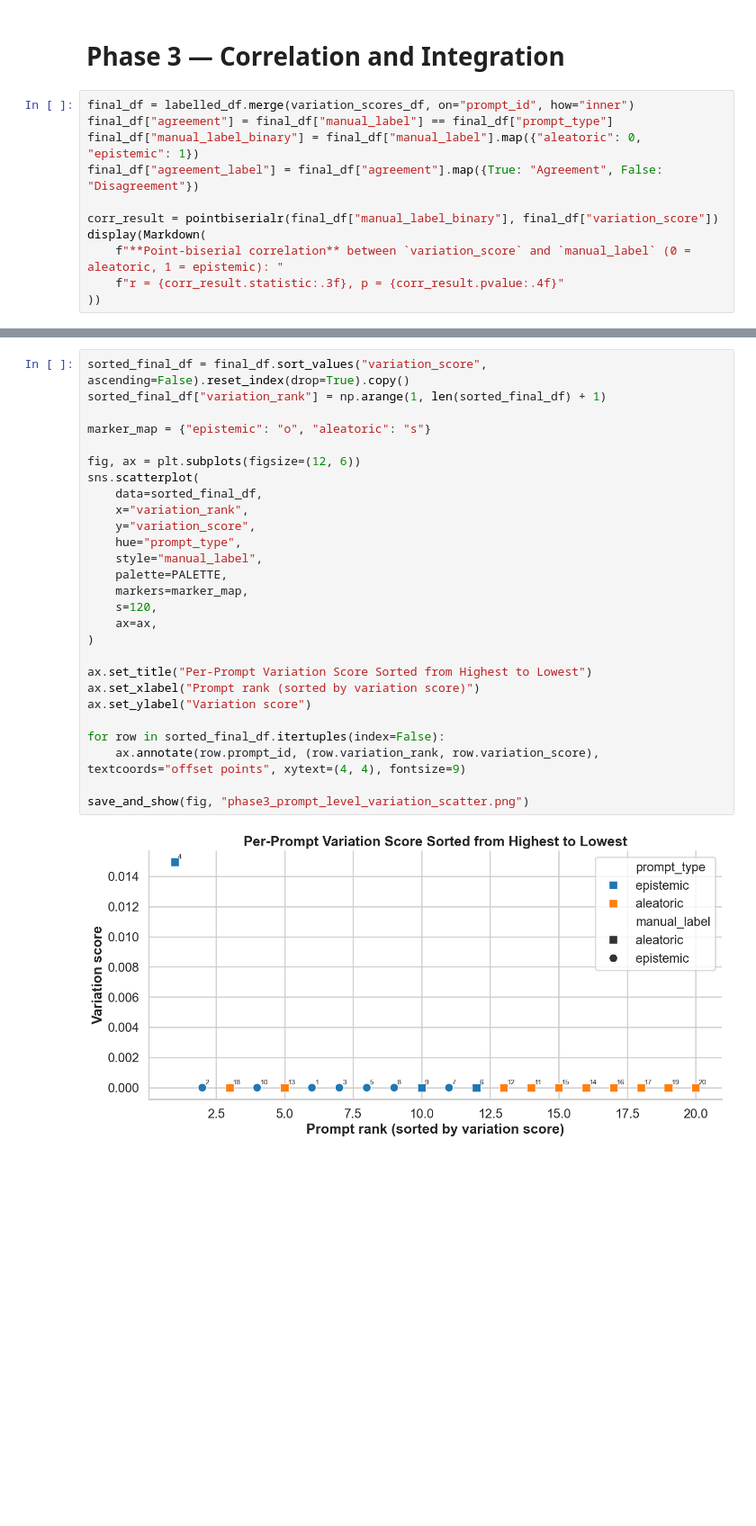
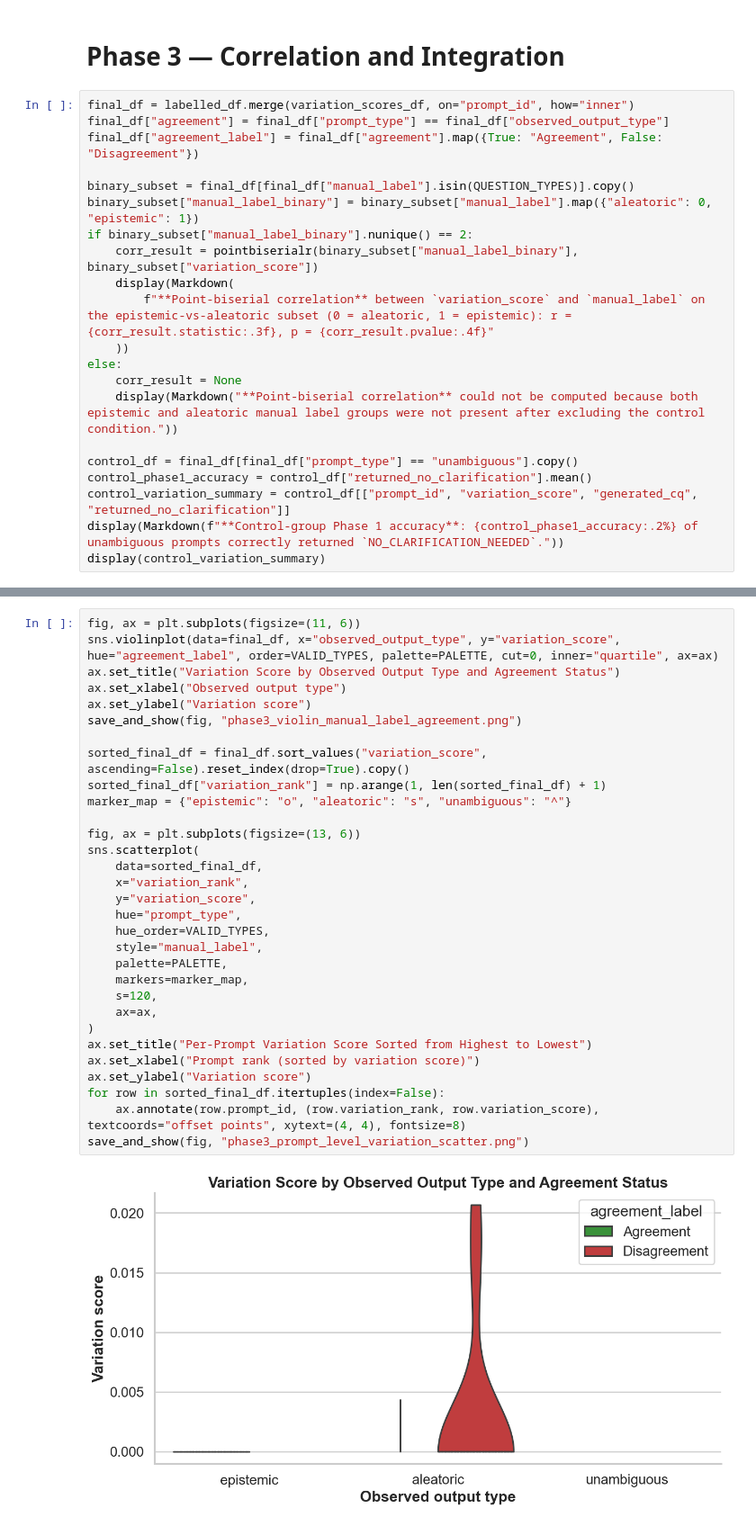
Before and after one commit to dagmaros27/llm-uncertainity-benchmark, a Jupyter notebook: pilot_study/pilot_study.ipynb, the cells around one changed output, grey strips where cells are left out. Shown at 90% size. Drawn from its saved outputs; the diff is of its cells as text; blank space fills up the shorter version.

Commit message:
rerun pilot study with 30 prompts including unambiguous control group

```diff
--- a/pilot_study/pilot_study.ipynb
+++ b/pilot_study/pilot_study.ipynb
@@ -965,13 +859,23 @@ display(top_low[reading_columns])
 # Phase 3 — Correlation and Integration
 # %%
 final_df = labelled_df.merge(variation_scores_df, on="prompt_id", how="inner")
-final_df["agreement"] = final_df["manual_label"] == final_df["prompt_type"]
-final_df["manual_label_binary"] = final_df["manual_label"].map({"aleatoric": 0, "epistemic": 1})
+final_df["agreement"] = final_df["prompt_type"] == final_df["observed_output_type"]
 final_df["agreement_label"] = final_df["agreement"].map({True: "Agreement", False: "Disagreement"})
 
-corr_result = pointbiserialr(final_df["manual_label_binary"], final_df["variation_score"])
-display(Markdown(
-    f"**Point-biserial correlation** between `variation_score` and `manual_label` (0 = aleatoric, 1 = epistemic): "
-    f"r = {corr_result.statistic:.3f}, p = {corr_result.pvalue:.4f}"
-))
+binary_subset = final_df[final_df["manual_label"].isin(QUESTION_TYPES)].copy()
+binary_subset["manual_label_binary"] = binary_subset["manual_label"].map({"aleatoric": 0, "epistemic": 1})
+if binary_subset["manual_label_binary"].nunique() == 2:
+    corr_result = pointbiserialr(binary_subset["manual_label_binary"], binary_subset["variation_score"])
+    display(Markdown(
+        f"**Point-biserial correlation** between `variation_score` and `manual_label` on the epistemic-vs-aleatoric subset (0 = aleatoric, 1 = epistemic): r = {corr_result.statistic:.3f}, p = {corr_result.pvalue:.4f}"
+    ))
+else:
+    corr_result = None
+    display(Markdown("**Point-biserial correlation** could not be computed because both epistemic and aleatoric manual label groups were not present after excluding the control condition."))
+
+control_df = final_df[final_df["prompt_type"] == "unambiguous"].copy()
+control_phase1_accuracy = control_df["returned_no_clarification"].mean()
+control_variation_summary = control_df[["prompt_id", "variation_score", "generated_cq", "returned_no_clarification"]]
+display(Markdown(f"**Control-group Phase 1 accuracy**: {control_phase1_accuracy:.2%} of unambiguous prompts correctly returned `NO_CLARIFICATION_NEEDED`."))
+display(control_variation_summary)
 # %% [output]
@@ -1036,29 +948,33 @@ save_and_show(fig, "phase3_violin_manual_label_agreement.png")
 # %%
+fig, ax = plt.subplots(figsize=(11, 6))
+sns.violinplot(data=final_df, x="observed_output_type", y="variation_score", hue="agreement_label", order=VALID_TYPES, palette=PALETTE, cut=0, inner="quartile", ax=ax)
+ax.set_title("Variation Score by Observed Output Type and Agreement Status")
+ax.set_xlabel("Observed output type")
+ax.set_ylabel("Variation score")
+save_and_show(fig, "phase3_violin_manual_label_agreement.png")
+
 sorted_final_df = final_df.sort_values("variation_score", ascending=False).reset_index(drop=True).copy()
 sorted_final_df["variation_rank"] = np.arange(1, len(sorted_final_df) + 1)
+marker_map = {"epistemic": "o", "aleatoric": "s", "unambiguous": "^"}
 
-marker_map = {"epistemic": "o", "aleatoric": "s"}
-
-fig, ax = plt.subplots(figsize=(12, 6))
+fig, ax = plt.subplots(figsize=(13, 6))
 sns.scatterplot(
     data=sorted_final_df,
     x="variation_rank",
     y="variation_score",
     hue="prompt_type",
+    hue_order=VALID_TYPES,
     style="manual_label",
     palette=PALETTE,
     markers=marker_map,
     s=120,
     ax=ax,
 )
-
 ax.set_title("Per-Prompt Variation Score Sorted from Highest to Lowest")
 ax.set_xlabel("Prompt rank (sorted by variation score)")
 ax.set_ylabel("Variation score")
-
 for row in sorted_final_df.itertuples(index=False):
-    ax.annotate(row.prompt_id, (row.variation_rank, row.variation_score), textcoords="offset points", xytext=(4, 4), fontsize=9)
-
+    ax.annotate(row.prompt_id, (row.variation_rank, row.variation_score), textcoords="offset points", xytext=(4, 4), fontsize=8)
 save_and_show(fig, "phase3_prompt_level_variation_scatter.png")
 # %% [output]
-[figure, old version]
+[figure, new version]
```
Also changed, not shown: parts of 32 cells of this notebook, 15 other files.
